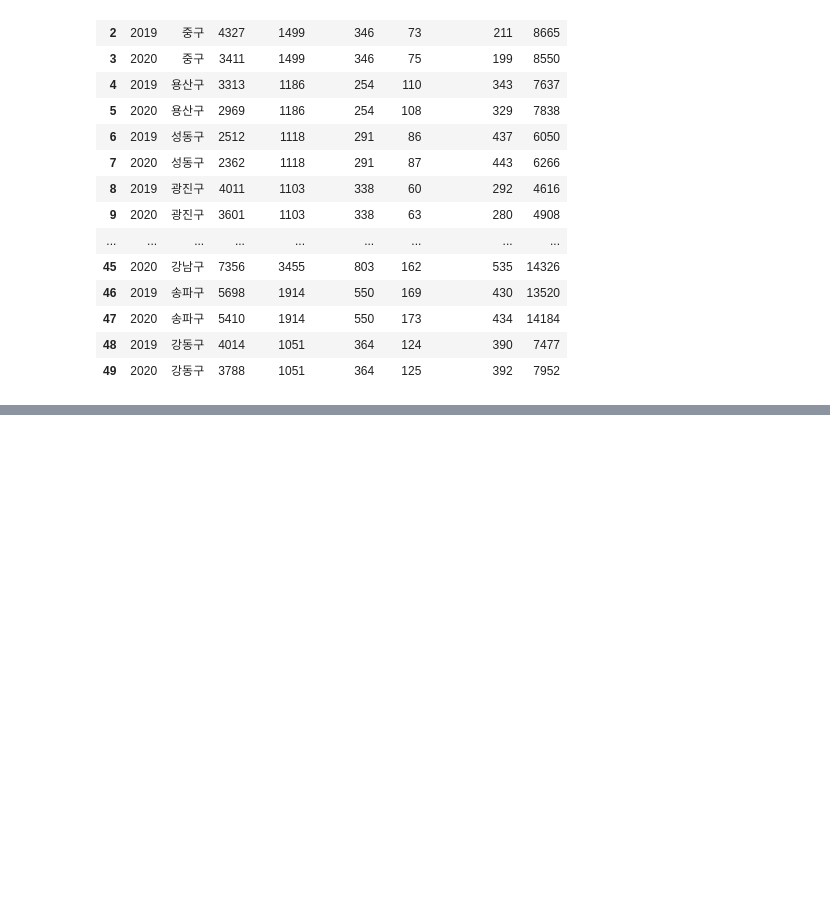
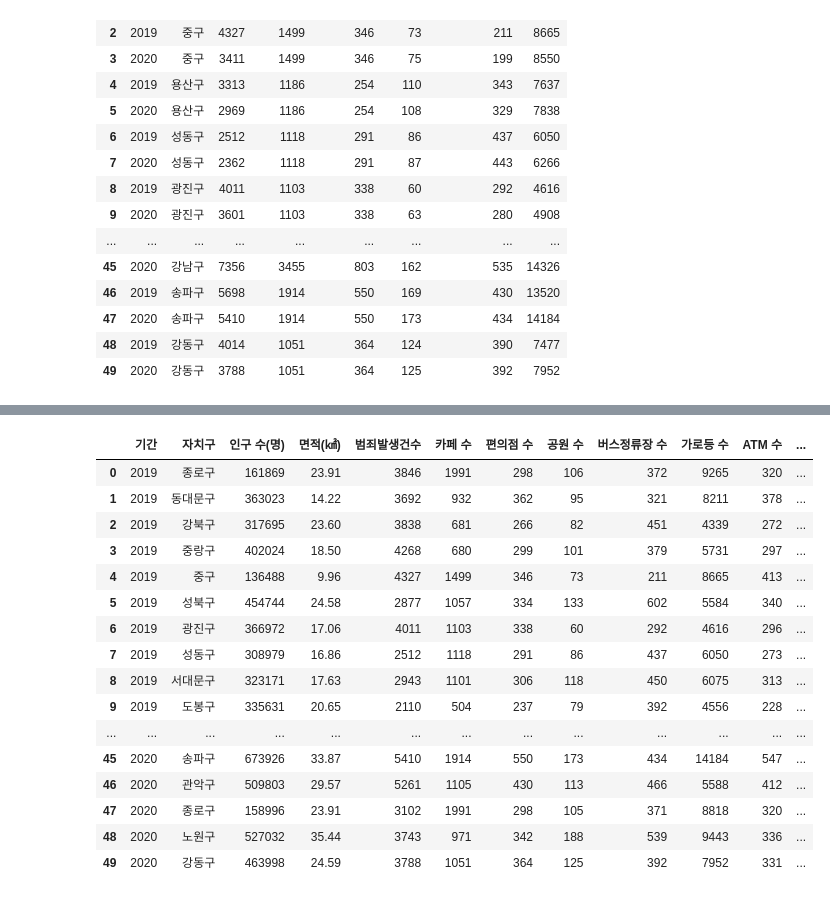
Before and after one commit to LiJell/Crime_Project, a Jupyter notebook: preprocessed_merge.ipynb, the cells around one changed output, grey strips where cells are left out. Saved outputs shown, nothing was run; the diff lists cells and outputs as text; code cells hidden in the pictures; blank space fills up the shorter version.

```diff
--- a/preprocessed_merge.ipynb
+++ b/preprocessed_merge.ipynb
@@ -255,0 +479,30 @@ df5
+# %%
+data20 = pd.read_excel('./crime/seoul_po_fs.xlsx')
+# %%
+data20 = data20.drop([0,26])
+# %%
+data20['경찰관서 수'] = data20.loc[:, ['경찰청', '경찰서','지구대파출소치안센터']].sum(axis = 1)
+data20['소방관서 수'] = data20.loc[:, ['소방본부', '소방서','119안전센터']].sum(axis = 1)
+# %%
+data20.drop(['경찰청', '경찰서','지구대파출소치안센터','소방본부', '소방서','119안전센터'], axis=1, inplace = True)
+# %%
+df11 = pd.merge(df10, data20, how='inner')
+df11
+# %% [output]
+|  | 기간 | 자치구 | 인구 수(명) | 면적(㎢) | 범죄발생건수 | 카페 수 | 편의점 수 | 공원 수 | 버스정류장 수 | 가로등 수 | ATM 수 | ... |
+| 0 | 2019 | 종로구 | 161869 | 23.91 | 3846 | 1991 | 298 | 106 | 372 | 9265 | 320 | ... |
+| 1 | 2019 | 동대문구 | 363023 | 14.22 | 3692 | 932 | 362 | 95 | 321 | 8211 | 378 | ... |
+| 2 | 2019 | 강북구 | 317695 | 23.60 | 3838 | 681 | 266 | 82 | 451 | 4339 | 272 | ... |
+| 3 | 2019 | 중랑구 | 402024 | 18.50 | 4268 | 680 | 299 | 101 | 379 | 5731 | 297 | ... |
+| 4 | 2019 | 중구 | 136488 | 9.96 | 4327 | 1499 | 346 | 73 | 211 | 8665 | 413 | ... |
+| 5 | 2019 | 성북구 | 454744 | 24.58 | 2877 | 1057 | 334 | 133 | 602 | 5584 | 340 | ... |
+| 6 | 2019 | 광진구 | 366972 | 17.06 | 4011 | 1103 | 338 | 60 | 292 | 4616 | 296 | ... |
+| 7 | 2019 | 성동구 | 308979 | 16.86 | 2512 | 1118 | 291 | 86 | 437 | 6050 | 273 | ... |
+| 8 | 2019 | 서대문구 | 323171 | 17.63 | 2943 | 1101 | 306 | 118 | 450 | 6075 | 313 | ... |
+| 9 | 2019 | 도봉구 | 335631 | 20.65 | 2110 | 504 | 237 | 79 | 392 | 4556 | 228 | ... |
+| ... | ... | ... | ... | ... | ... | ... | ... | ... | ... | ... | ... | ... |
+| 45 | 2020 | 송파구 | 673926 | 33.87 | 5410 | 1914 | 550 | 173 | 434 | 14184 | 547 | ... |
+| 46 | 2020 | 관악구 | 509803 | 29.57 | 5261 | 1105 | 430 | 113 | 466 | 5588 | 412 | ... |
+| 47 | 2020 | 종로구 | 158996 | 23.91 | 3102 | 1991 | 298 | 105 | 371 | 8818 | 320 | ... |
+| 48 | 2020 | 노원구 | 527032 | 35.44 | 3743 | 971 | 342 | 188 | 539 | 9443 | 336 | ... |
+| 49 | 2020 | 강동구 | 463998 | 24.59 | 3788 | 1051 | 364 | 125 | 392 | 7952 | 331 | ... |
```
Also changed, not shown: parts of 40 cells of this notebook.
